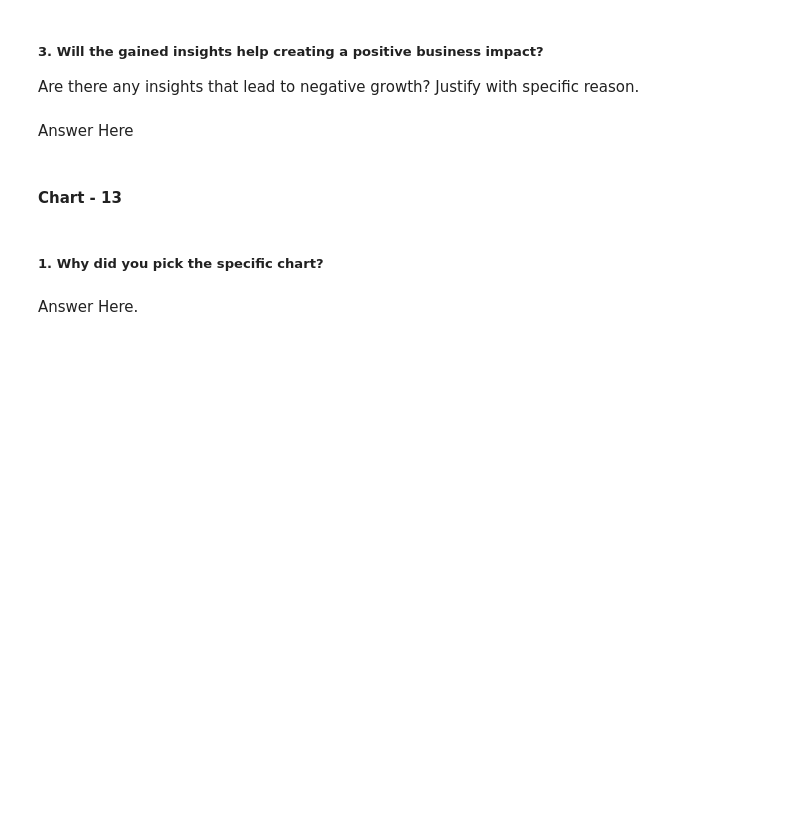
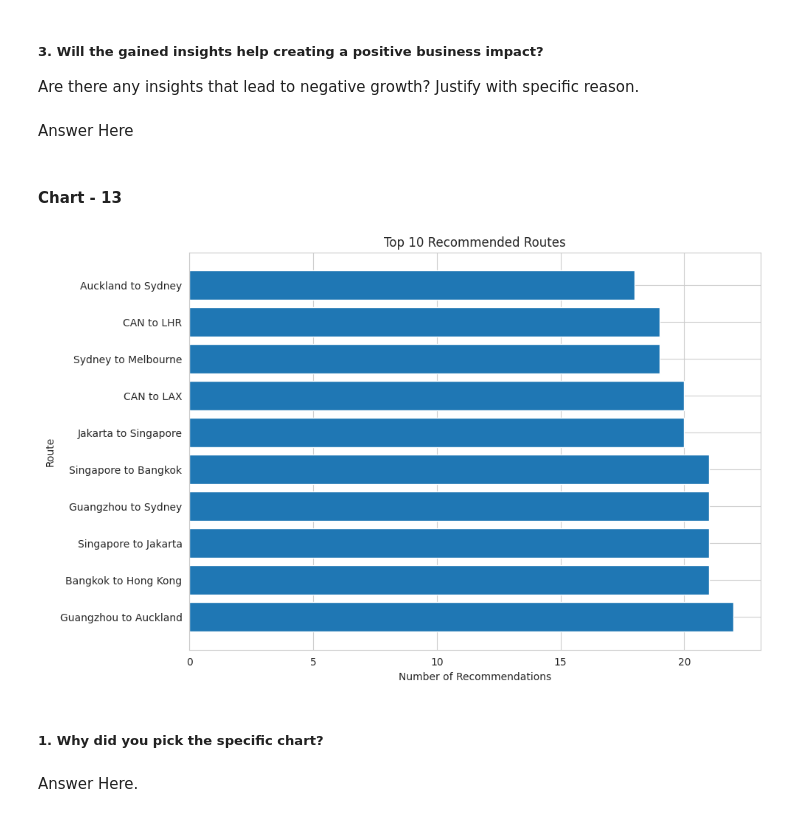
Before and after one commit to Preet3621/Classification_Airline_preet, a Jupyter notebook: Air_Referal_Preet.ipynb, the cells around one changed output. Cells and saved outputs as stored; diff of their text form; code cells hidden in the pictures; blank space fills up the shorter version.

```diff
--- a/Air_Referal_Preet.ipynb
+++ b/Air_Referal_Preet.ipynb
@@ -601,3 +651,19 @@ Answer Here
+# %%
+df_recommended = df_Airline[df_Airline['recommended'] == 'yes']
+r_route = df_recommended['route'].value_counts()
+
+t_10_routes = r_route.head(11)[1:]
+t_10_routes
+
+#Graph
+
+plt.barh(t_10_routes.index, t_10_routes.values)
+plt.title('Top 10 Recommended Routes')
+plt.xlabel('Number of Recommendations')
+plt.ylabel('Route')
+plt.show()
+# %% [output]
+[figure, added]
 # %% [markdown]
 ##### 1. Why did you pick the specific chart?
 # %% [markdown]
```
Also changed, not shown: parts of 14 cells of this notebook.
